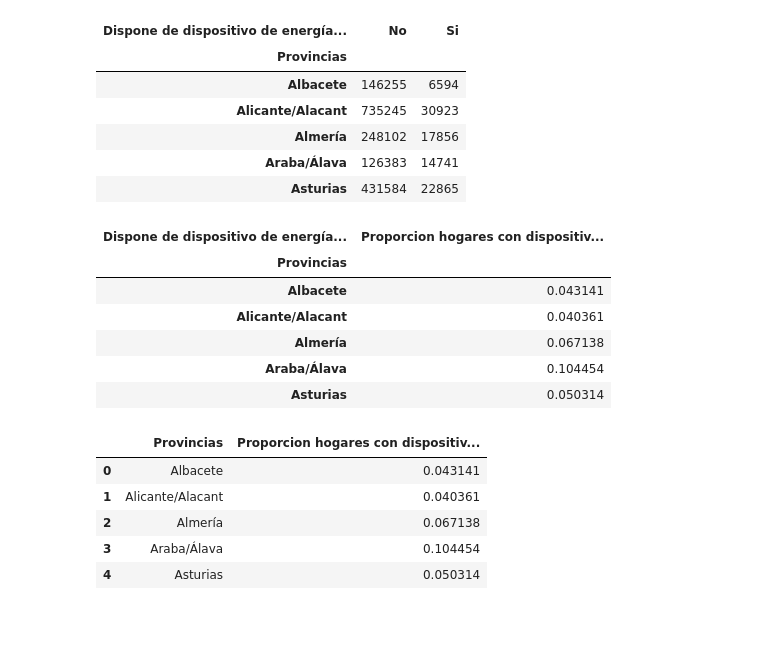
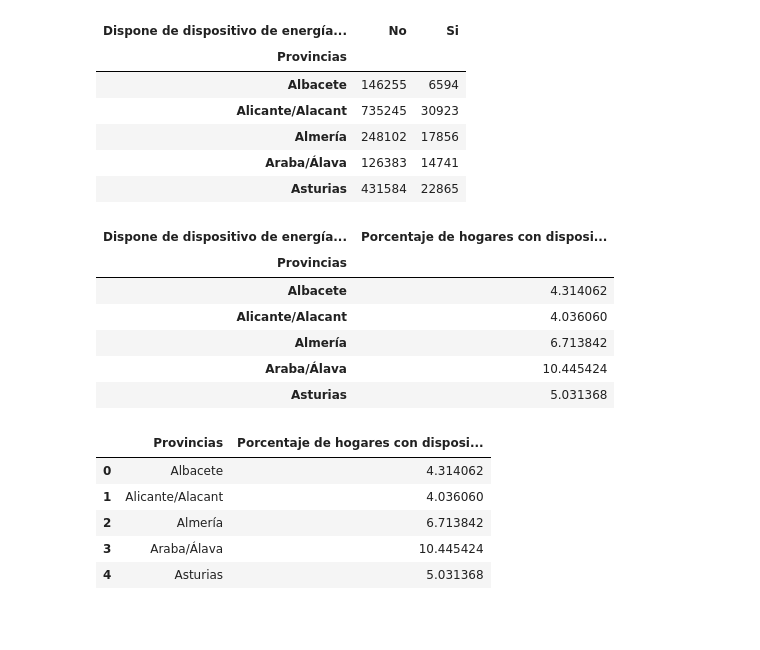
Before and after one commit to elena-17/DataMining-24-25, a Jupyter notebook: src/data_card_1_processing.ipynb, the cells around one changed output. Cells and saved outputs as stored; diff of their text form; code cells hidden in the pictures.

```diff
--- a/src/data_card_1_processing.ipynb
+++ b/src/data_card_1_processing.ipynb
@@ -273,18 +248,18 @@ dispositivos_renovable_df.head(5)
 | Araba/Álava | 126383 | 14741 |
 | Asturias | 431584 | 22865 |
 # %%
-# Se calcula la proporción de hogares con dispositivos de energía renovable y se eliminan las columnas "Si" y "No"
-dispositivos_renovable_df['Proporcion hogares con dispositivos de energía renovable'] = dispositivos_renovable_df['Si'] / (dispositivos_renovable_df['Si'] + dispositivos_renovable_df['No'])
+# Se calcula el porcentaje de hogares con dispositivos de energía renovable y se eliminan las columnas "Si" y "No"
+dispositivos_renovable_df['Porcentaje de hogares con dispositivos de energía renovable'] = (dispositivos_renovable_df['Si'] / (dispositivos_renovable_df['Si'] + dispositivos_renovable_df['No']))*100
 dispositivos_renovable_df.drop(columns=['No', 'Si'], inplace=True)
 dispositivos_renovable_df.head(5)
 # %% [output]
-| Dispone de dispositivo de energía... | Proporcion hogares con dispositiv... |
+| Dispone de dispositivo de energía... | Porcentaje de hogares con disposi... |
 | Provincias |  |
-| Albacete | 0.043141 |
-| Alicante/Alacant | 0.040361 |
-| Almería | 0.067138 |
-| Araba/Álava | 0.104454 |
-| Asturias | 0.050314 |
+| Albacete | 4.314062 |
+| Alicante/Alacant | 4.036060 |
+| Almería | 6.713842 |
+| Araba/Álava | 10.445424 |
+| Asturias | 5.031368 |
 # %%
 # Las columnas están estructuradas como un MultiIndex, el objetivo es "aplanarlas" y dejar el dataset como | Provincias | Proporción ... |
 dispositivos_renovable_df.columns = ['_'.join(col).strip() if isinstance(col, tuple) else col for col in dispositivos_renovable_df.columns]
@@ -292,12 +267,12 @@ dispositivos_renovable_df.reset_index(inplace=True)
 
 dispositivos_renovable_df.head(5)
 # %% [output]
-|  | Provincias | Proporcion hogares con dispositiv... |
-| 0 | Albacete | 0.043141 |
-| 1 | Alicante/Alacant | 0.040361 |
-| 2 | Almería | 0.067138 |
-| 3 | Araba/Álava | 0.104454 |
-| 4 | Asturias | 0.050314 |
+|  | Provincias | Porcentaje de hogares con disposi... |
+| 0 | Albacete | 4.314062 |
+| 1 | Alicante/Alacant | 4.036060 |
+| 2 | Almería | 6.713842 |
+| 3 | Araba/Álava | 10.445424 |
+| 4 | Asturias | 5.031368 |
 # %% [markdown]
 <br>
 # %% [markdown]
```
Also changed, not shown: parts of 23 cells of this notebook, 4 other files.
